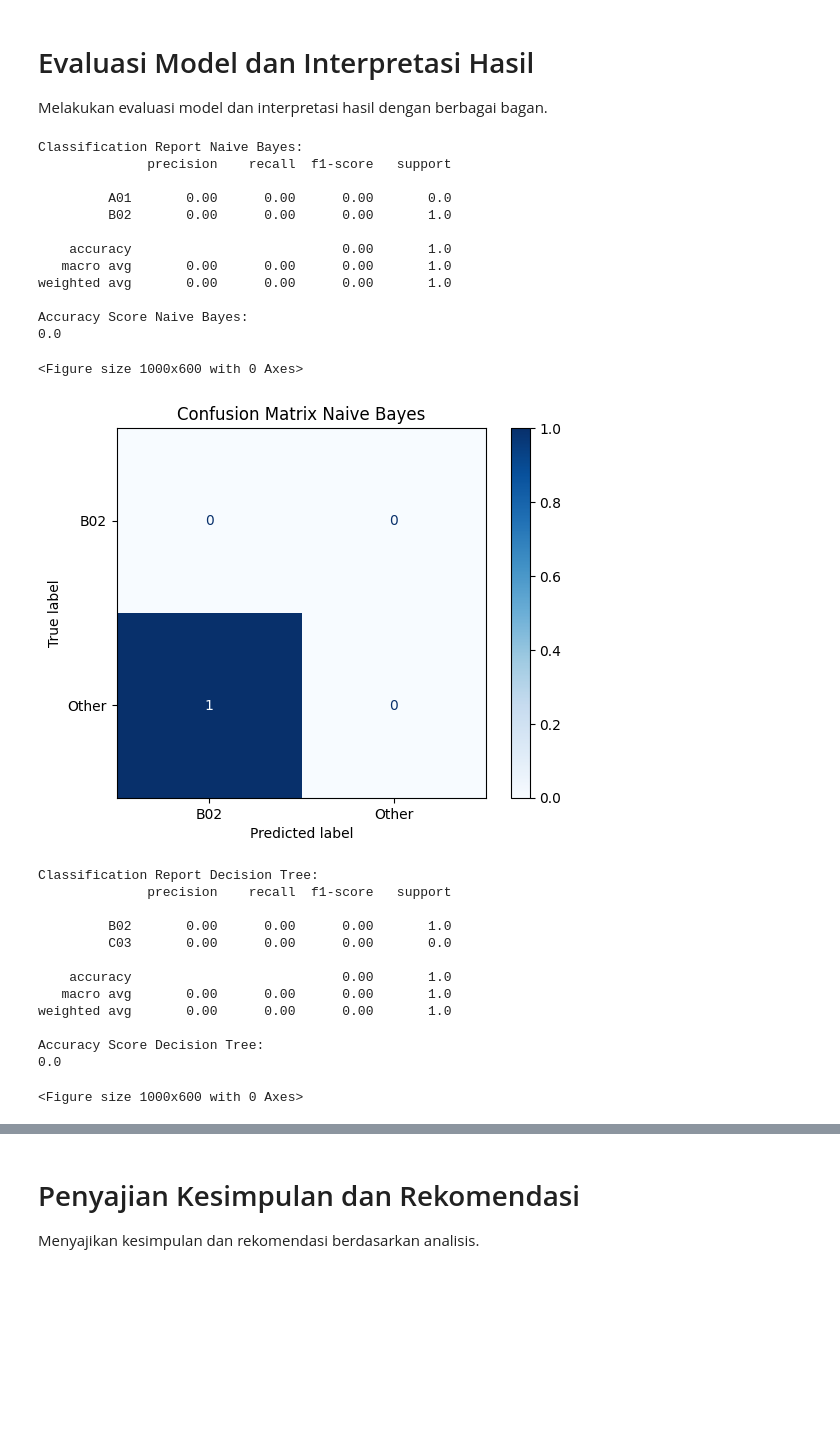
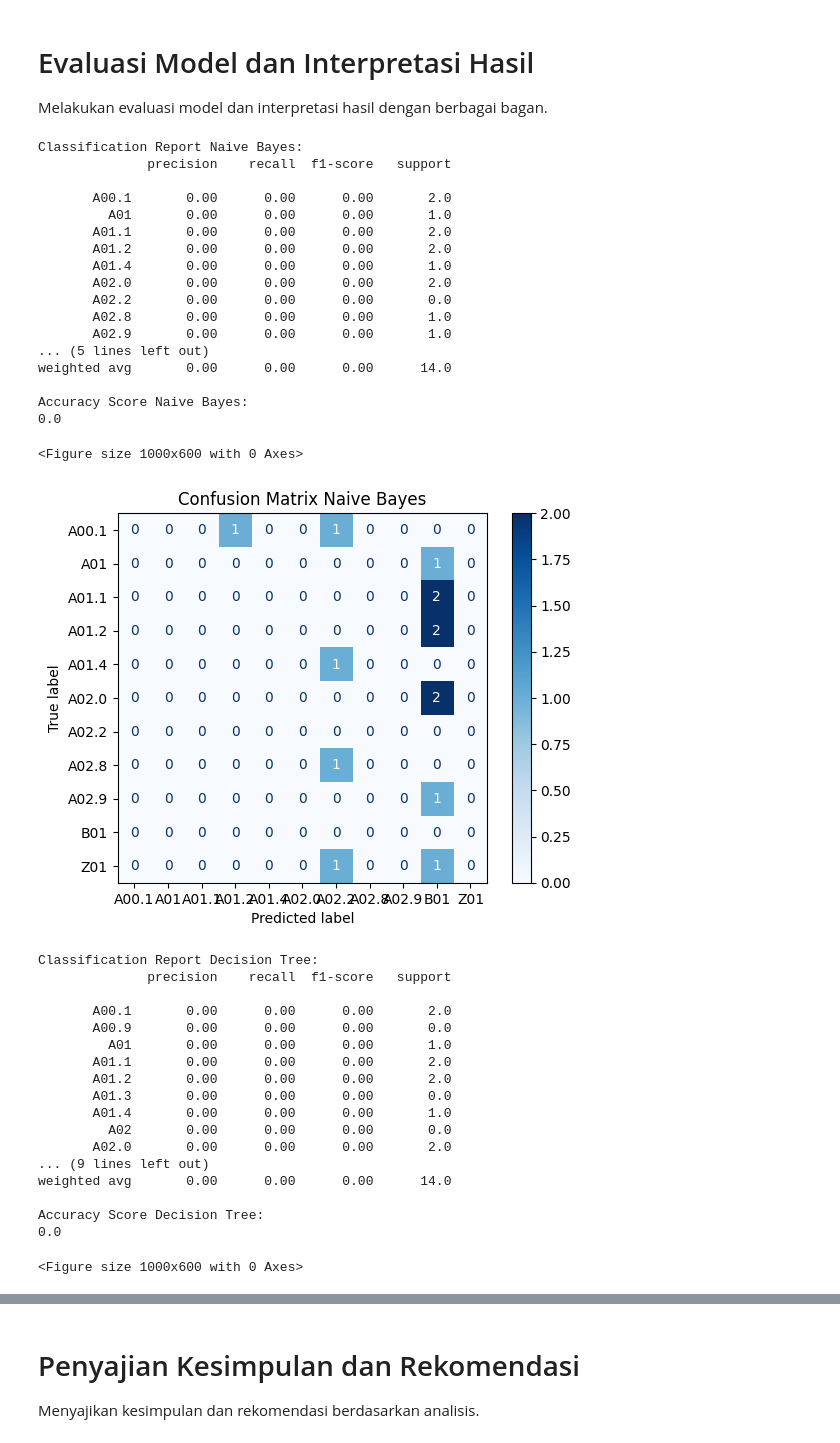
Before and after one commit to izulramadhan/Data_Pasien_ICD_Subulussalam, a Jupyter notebook: index.ipynb, the cells around one changed output, grey strips where cells are left out. Cells and saved outputs as stored; diff of their text form; code cells hidden in the pictures; blank space fills up the shorter version.

Commit message:
update menggunakan data real

```diff
--- a/index.ipynb
+++ b/index.ipynb
@@ -5,13 +5,8 @@ Mengumpulkan data pasien dengan contoh data dummy.
 import pandas as pd
 
 # Contoh data dummy pasien
-data_pasien = {
-    'ID_Pasien': [1, 2, 3, 4, 5],
-    'Nama': ['John Doe', 'Jane Smith', 'Alice Johnson', 'Chris Lee', 'Emma Brown'],
-    'Umur': [25, 34, 45, 52, 23],
-    'Jenis_Kelamin': ['Laki-laki', 'Perempuan', 'Perempuan', 'Laki-laki', 'Perempuan'],
-    'Diagnosa_ICD10': ['A01', 'B02', 'C03', 'D04', 'E05']
-}
+# Membaca data dari file Excel
+data_pasien = pd.read_excel('patient_icd_10_rs_sbs.xlsx')
 
 # Membuat DataFrame dari data dummy
 df_pasien = pd.DataFrame(data_pasien)
@@ -516,11 +497,9 @@ print(accuracy_score(y_test, y_pred))
 
 # Plot confusion matrix Naive Bayes
 plt.figure(figsize=(10, 6))
-unique_labels_nb = sorted(y_test.unique())
 ConfusionMatrixDisplay.from_predictions(
     y_test,
     y_pred,
-    display_labels=unique_labels_nb if len(unique_labels_nb) > 1 else [unique_labels_nb[0], "Other"],
     cmap=plt.cm.Blues
 )
 plt.title('Confusion Matrix Naive Bayes')
@@ -535,52 +514,60 @@ print(accuracy_score(y_test, y_pred_dt))
 
 # Plot confusion matrix Decision Tree
 plt.figure(figsize=(10, 6))
-unique_labels_dt = sorted(y_test.unique())
 ConfusionMatrixDisplay.from_predictions(
     y_test,
     y_pred_dt,
-    display_labels=unique_labels_dt if len(unique_labels_dt) > 1 else [unique_labels_dt[0], "Other"],
     cmap=plt.cm.Blues
 )
 plt.title('Confusion Matrix Decision Tree')
 plt.show()
 
 # Membuat visualisasi perbandingan akurasi model
 akurasi_models = {
     'Naive Bayes': accuracy_score(y_test, y_pred),
     'Decision Tree': accuracy_score(y_test, y_pred_dt)
 }
 
 plt.figure(figsize=(10, 6))
 sns.barplot(x=list(akurasi_models.keys()), y=list(akurasi_models.values()))
 plt.title('Perbandingan Akurasi Model')
 plt.xlabel('Model')
 plt.ylabel('Akurasi')
 plt.show()
 # %% [output]
 Classification Report Naive Bayes:
               precision    recall  f1-score   support
 
-         A01       0.00      0.00      0.00       0.0
-         B02       0.00      0.00      0.00       1.0
-
-    accuracy                           0.00       1.0
-   macro avg       0.00      0.00      0.00       1.0
-weighted avg       0.00      0.00      0.00       1.0
+       A00.1       0.00      0.00      0.00       2.0
+         A01       0.00      0.00      0.00       1.0
+       A01.1       0.00      0.00      0.00       2.0
+       A01.2       0.00      0.00      0.00       2.0
+       A01.4       0.00      0.00      0.00       1.0
+       A02.0       0.00      0.00      0.00       2.0
+       A02.2       0.00      0.00      0.00       0.0
+       A02.8       0.00      0.00      0.00       1.0
+       A02.9       0.00      0.00      0.00       1.0
+... (5 lines left out)
+weighted avg       0.00      0.00      0.00      14.0
 
 Accuracy Score Naive Bayes:
 0.0
 <Figure size 1000x600 with 0 Axes>
-[figure, old version]
+[figure, new version]
 Classification Report Decision Tree:
               precision    recall  f1-score   support
 
-         B02       0.00      0.00      0.00       1.0
-         C03       0.00      0.00      0.00       0.0
-
-    accuracy                           0.00       1.0
-   macro avg       0.00      0.00      0.00       1.0
-weighted avg       0.00      0.00      0.00       1.0
+       A00.1       0.00      0.00      0.00       2.0
+       A00.9       0.00      0.00      0.00       0.0
+         A01       0.00      0.00      0.00       1.0
+       A01.1       0.00      0.00      0.00       2.0
+       A01.2       0.00      0.00      0.00       2.0
+       A01.3       0.00      0.00      0.00       0.0
+       A01.4       0.00      0.00      0.00       1.0
+         A02       0.00      0.00      0.00       0.0
+       A02.0       0.00      0.00      0.00       2.0
+... (9 lines left out)
+weighted avg       0.00      0.00      0.00      14.0
 
 Accuracy Score Decision Tree:
 0.0
```
Also changed, not shown: parts of 12 cells of this notebook, 3 other files.
